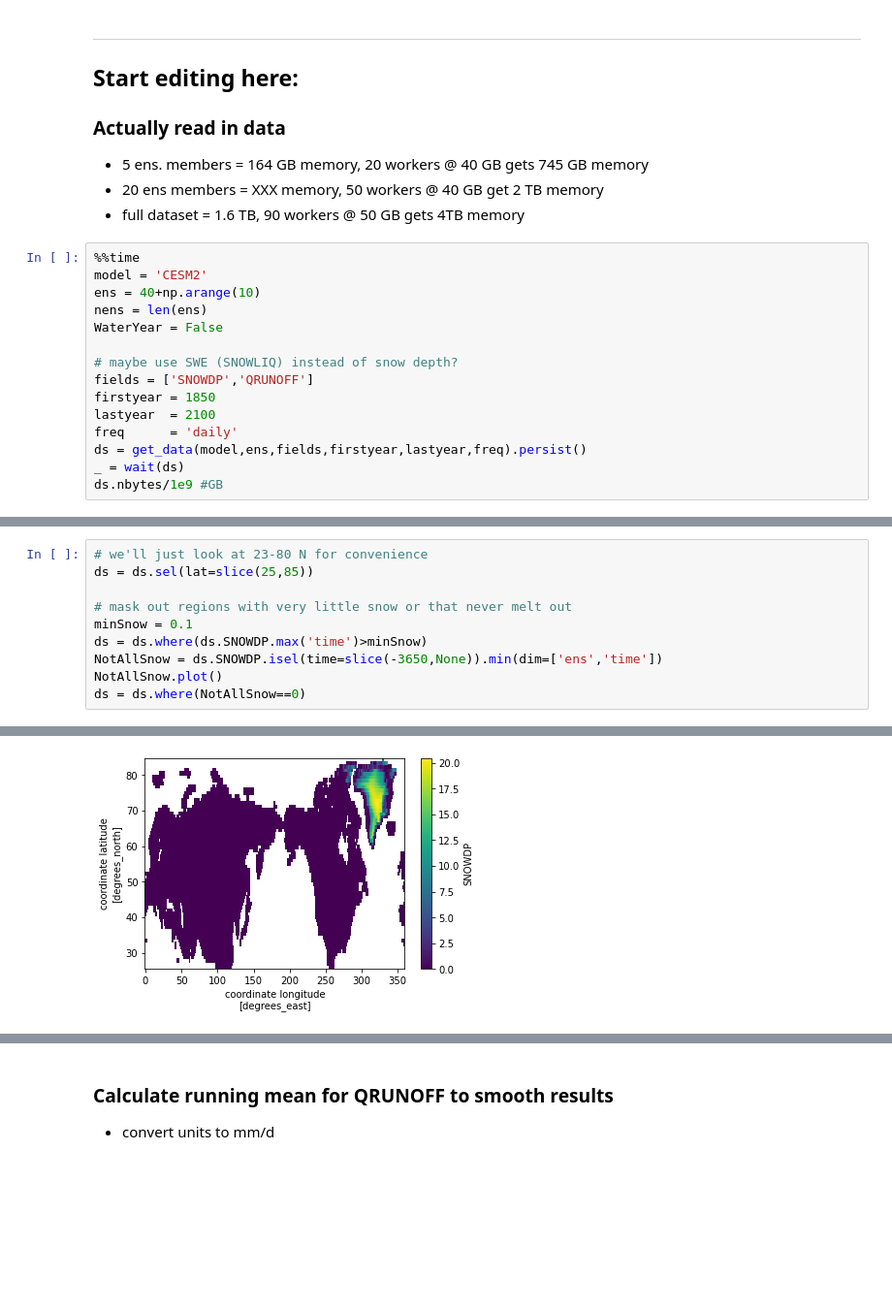
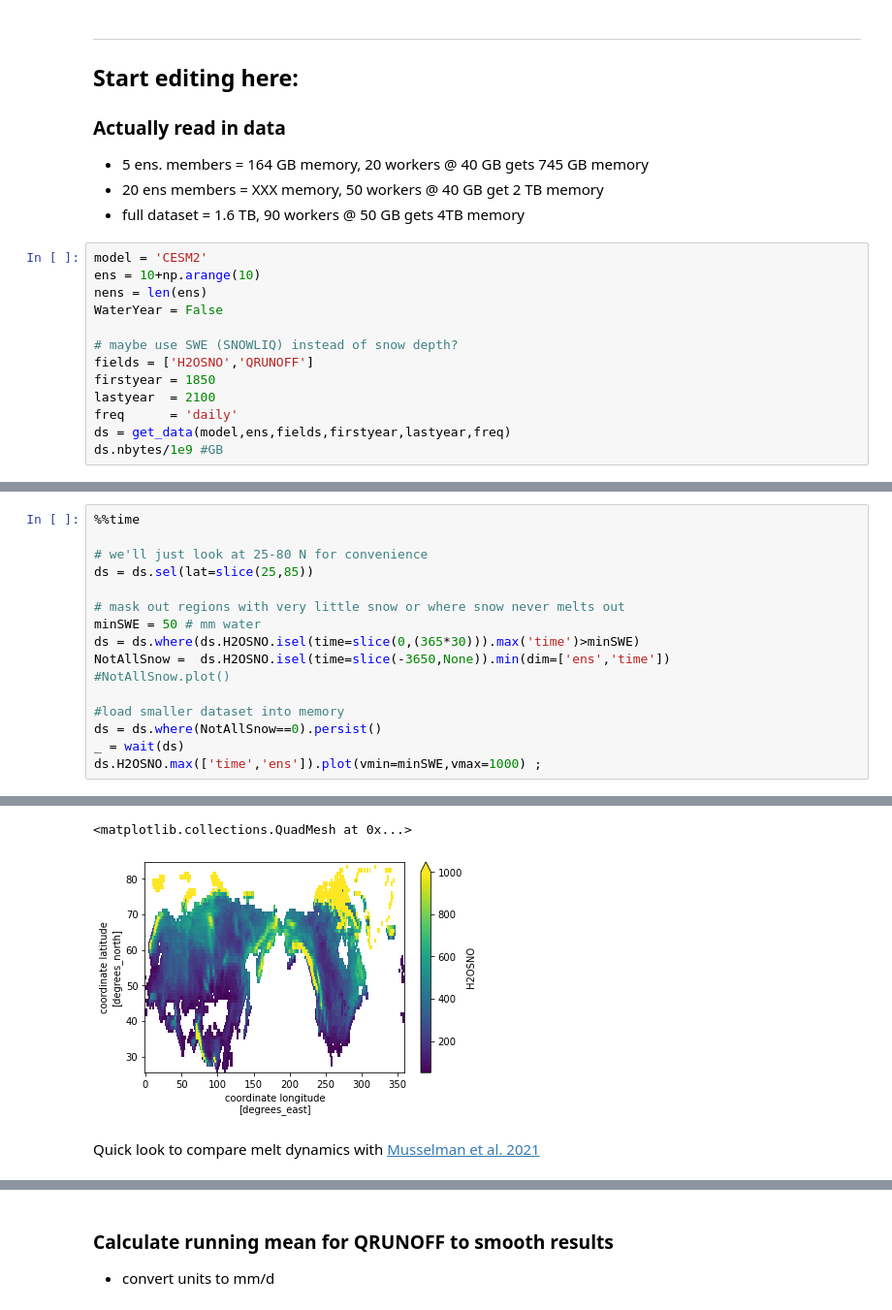
Before and after one commit to wwieder/cesm-lens, a Jupyter notebook: notebooks/lens2_VernalWindow.ipynb, the cells around one changed output, grey strips where cells are left out. Shown at 97% size. Cells and saved outputs as stored; diff of their text form; blank space fills up the shorter version.

Commit message:
adding winter melt calculations

```diff
--- a/notebooks/lens2_VernalWindow.ipynb
+++ b/notebooks/lens2_VernalWindow.ipynb
@@ -294,18 +289,16 @@ def get_landarea(model):
 - 20 ens members = XXX    memory, 50 workers @ 40 GB get 2 TB memory
 - full dataset   = 1.6 TB, 90 workers @ 50 GB gets 4TB memory
 # %%
-%%time
 model = 'CESM2'
-ens = 40+np.arange(10)
+ens = 10+np.arange(10)
 nens = len(ens)
 WaterYear = False
 
 # maybe use SWE (SNOWLIQ) instead of snow depth?
-fields = ['SNOWDP','QRUNOFF']
+fields = ['H2OSNO','QRUNOFF']
 firstyear = 1850
 lastyear  = 2100
 freq      = 'daily'
-ds = get_data(model,ens,fields,firstyear,lastyear,freq).persist()
-_ = wait(ds)
+ds = get_data(model,ens,fields,firstyear,lastyear,freq)
 ds.nbytes/1e9 #GB
 # %% [output]
@@ -315,11 +306,17 @@ Wall time: 1min 7s
 # %%
-# we'll just look at 23-80 N for convenience
+%%time
+
+# we'll just look at 25-80 N for convenience
 ds = ds.sel(lat=slice(25,85))
 
-# mask out regions with very little snow or that never melt out
-minSnow = 0.1
-ds = ds.where(ds.SNOWDP.max('time')>minSnow)
-NotAllSnow = ds.SNOWDP.isel(time=slice(-3650,None)).min(dim=['ens','time'])
-NotAllSnow.plot()
-ds = ds.where(NotAllSnow==0)
+# mask out regions with very little snow or where snow never melts out
+minSWE = 50 # mm water
+ds = ds.where(ds.H2OSNO.isel(time=slice(0,(365*30))).max('time')>minSWE)
+NotAllSnow =  ds.H2OSNO.isel(time=slice(-3650,None)).min(dim=['ens','time'])
+#NotAllSnow.plot()
+
+#load smaller dataset into memory
+ds = ds.where(NotAllSnow==0).persist()
+_ = wait(ds)
+ds.H2OSNO.max(['time','ens']).plot(vmin=minSWE,vmax=1000) ;
 # %% [output]
@@ -326 +325,4 @@ ds = ds.where(NotAllSnow==0)
+<matplotlib.collections.QuadMesh at 0x...>
-[figure, old version]
+[figure, new version]
+# %% [markdown]
+Quick look to compare melt dynamics with [Musselman et al. 2021](https://www-nature-com.cuucar.idm.oclc.org/articles/s41558-021-01014-9)
```
Also changed, not shown: parts of 49 cells of this notebook.
